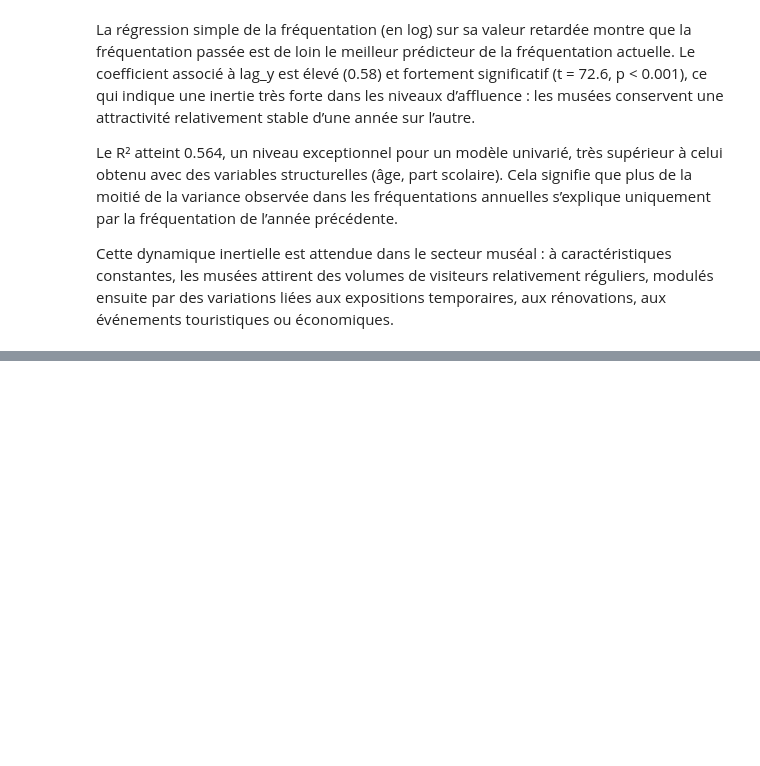
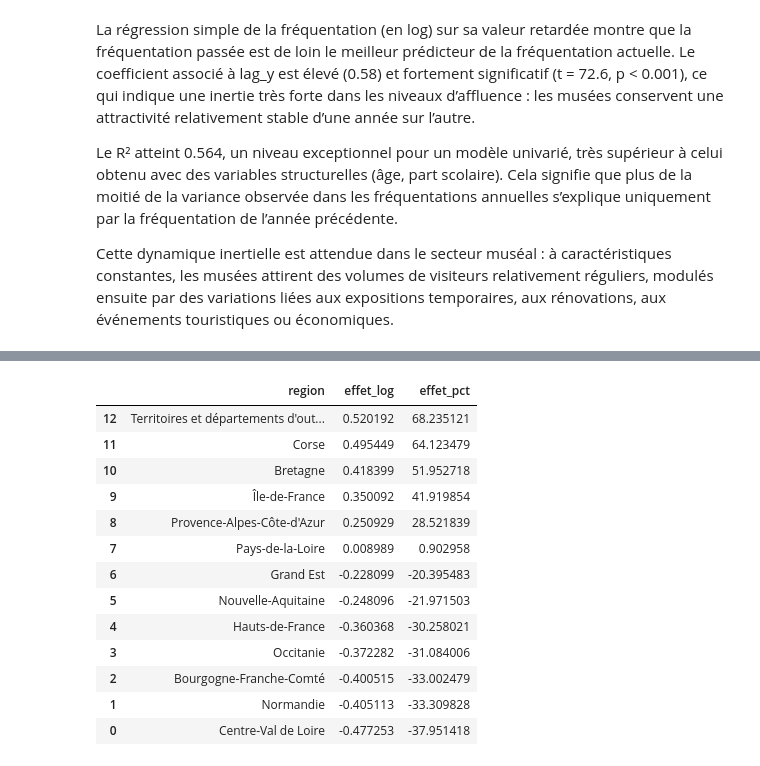
Before and after one commit to emmabezombes/prediction-musee, a Jupyter notebook: notebook/notebook_musees.ipynb, the cells around one changed output, grey strips where cells are left out. Cells and saved outputs as stored; diff of their text form; code cells hidden in the pictures; blank space fills up the shorter version.

```diff
--- a/notebook/notebook_musees.ipynb
+++ b/notebook/notebook_musees.ipynb
@@ -562,0 +629,14 @@ Cette dynamique inertielle est attendue dans le secteur muséal : à caractéris
+# %%
+# 1. On récupère uniquement les coefficients régionaux
+coefs = model_region.params.filter(like="C(region)").sort_values()
+
+# 2. On met l'index dans une colonne
+coef_df = coefs.rename_axis("raw").reset_index(name="effet_log")
+
+# 3. On extrait le nom de la région avec une regex bien formée
+coef_df["region"] = coef_df["raw"].str.extract(r"C\(region\)\[T\.(.*)\]")
+
+# 4. On garde seulement les colonnes utiles
+coef_df = coef_df[["region", "effet_log"]]
+
+coef_df
@@ -562,0 +658,21 @@ Cette dynamique inertielle est attendue dans le secteur muséal : à caractéris
+# %%
+# Ajout colonne effet en pourcentage
+coef_df["effet_pct"] = (np.exp(coef_df["effet_log"]) - 1) * 100
+
+coef_df_sorted = coef_df.sort_values("effet_pct", ascending=False)
+coef_df_sorted
+# %% [output]
+|  | region | effet_log | effet_pct |
+| 12 | Territoires et départements d'out... | 0.520192 | 68.235121 |
+| 11 | Corse | 0.495449 | 64.123479 |
+| 10 | Bretagne | 0.418399 | 51.952718 |
+| 9 | Île-de-France | 0.350092 | 41.919854 |
+| 8 | Provence-Alpes-Côte-d'Azur | 0.250929 | 28.521839 |
+| 7 | Pays-de-la-Loire | 0.008989 | 0.902958 |
+| 6 | Grand Est | -0.228099 | -20.395483 |
+| 5 | Nouvelle-Aquitaine | -0.248096 | -21.971503 |
+| 4 | Hauts-de-France | -0.360368 | -30.258021 |
+| 3 | Occitanie | -0.372282 | -31.084006 |
+| 2 | Bourgogne-Franche-Comté | -0.400515 | -33.002479 |
+| 1 | Normandie | -0.405113 | -33.309828 |
+| 0 | Centre-Val de Loire | -0.477253 | -37.951418 |
```
Also changed, not shown: parts of 7 cells of this notebook.
